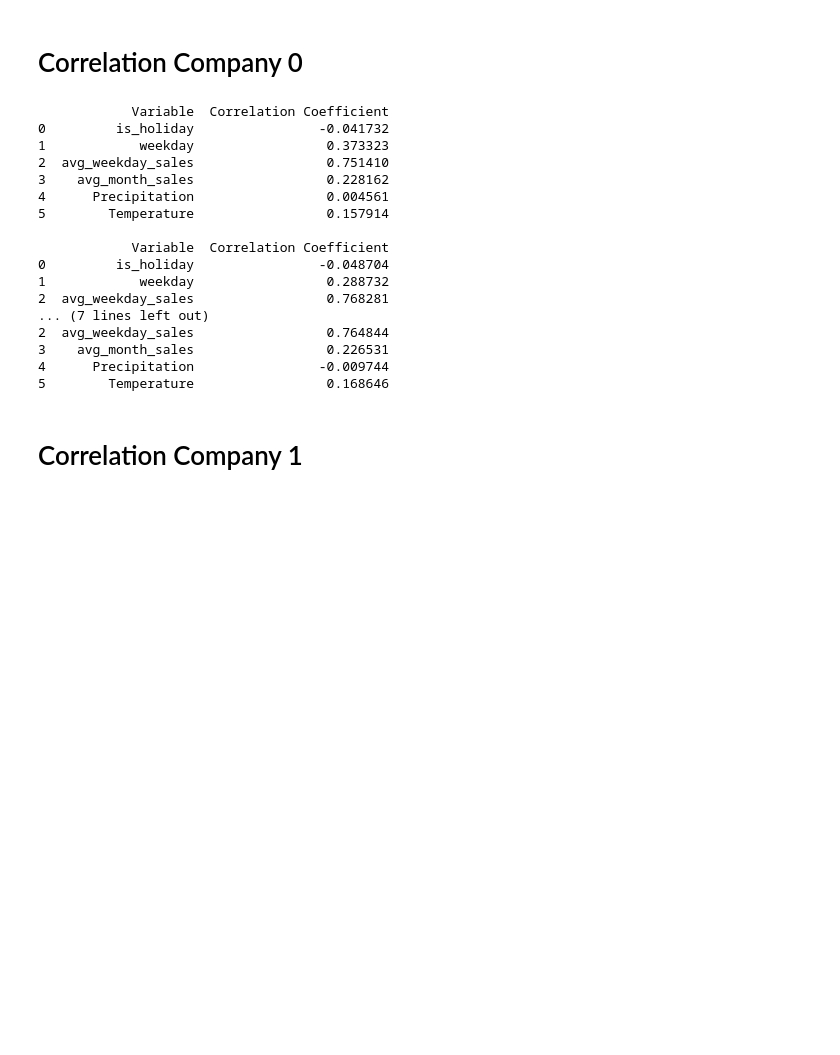
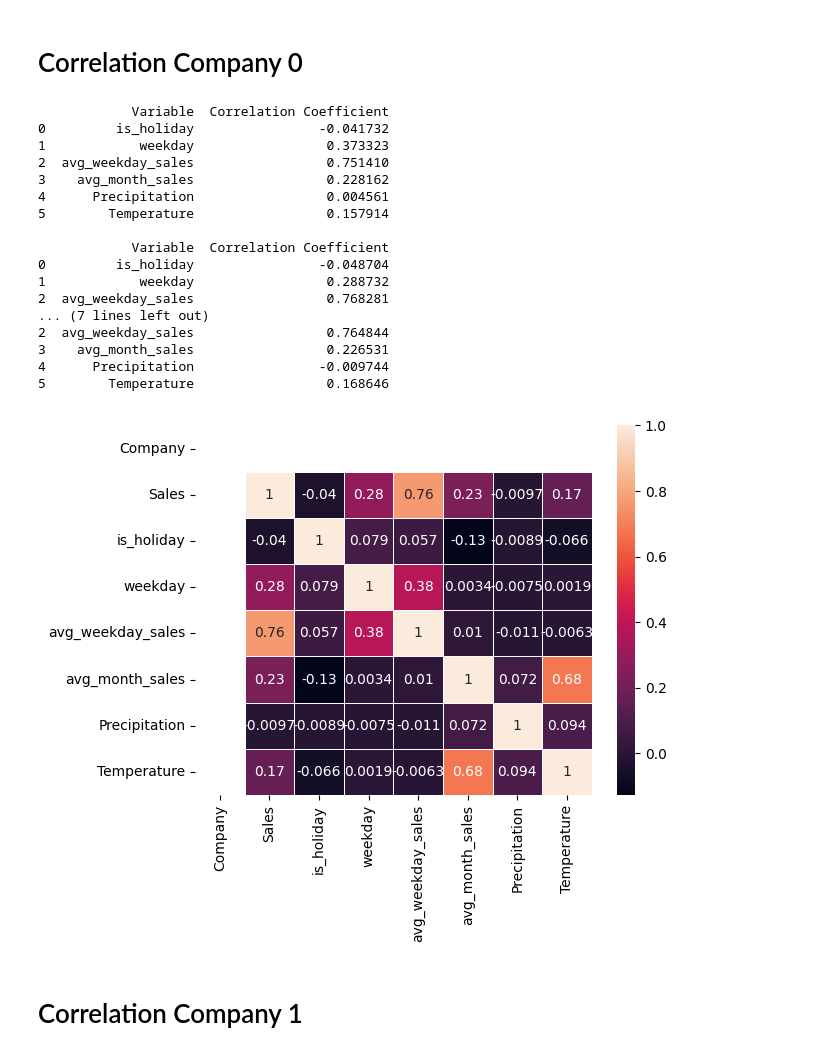
Before and after one commit to aluxf/ml-sales-forecasting, a Jupyter notebook: notebooks/feat_analysis.ipynb, the cells around one changed output. Cells and saved outputs as stored; diff of their text form; code cells hidden in the pictures; blank space fills up the shorter version.

```diff
--- a/notebooks/feat_analysis.ipynb
+++ b/notebooks/feat_analysis.ipynb
@@ -52,33 +59,38 @@ corr_disc_0 = calc_corr(disc_0_df)
 avg_0_df = average_df[average_df['Company'] == 0]
 corr_avg_0 = calc_corr(avg_0_df)
 
 'Method 3 - Predict values with rft'
 pred_0_df = predict_df[predict_df['Company'] == 0]
 corr_pred_0 = calc_corr(pred_0_df)
 
 print(corr_disc_0)
 print()
 print(corr_avg_0)
 print()
 print(corr_pred_0)
+
+corr_matrix = pred_0_df.corr()
+sns.heatmap(corr_matrix, annot=True, linewidths=0.5)
+plt.show()
 # %% [output]
             Variable  Correlation Coefficient
 0         is_holiday                -0.041732
 1            weekday                 0.373323
 2  avg_weekday_sales                 0.751410
 3    avg_month_sales                 0.228162
 4      Precipitation                 0.004561
 5        Temperature                 0.157914
 
             Variable  Correlation Coefficient
 0         is_holiday                -0.048704
 1            weekday                 0.288732
 2  avg_weekday_sales                 0.768281
 ... (7 lines left out)
 2  avg_weekday_sales                 0.764844
 3    avg_month_sales                 0.226531
 4      Precipitation                -0.009744
 5        Temperature                 0.168646
+[figure, added]
 # %% [markdown]
 # Correlation Company 1
 # %%
```
Also changed, not shown: parts of 4 cells of this notebook.
